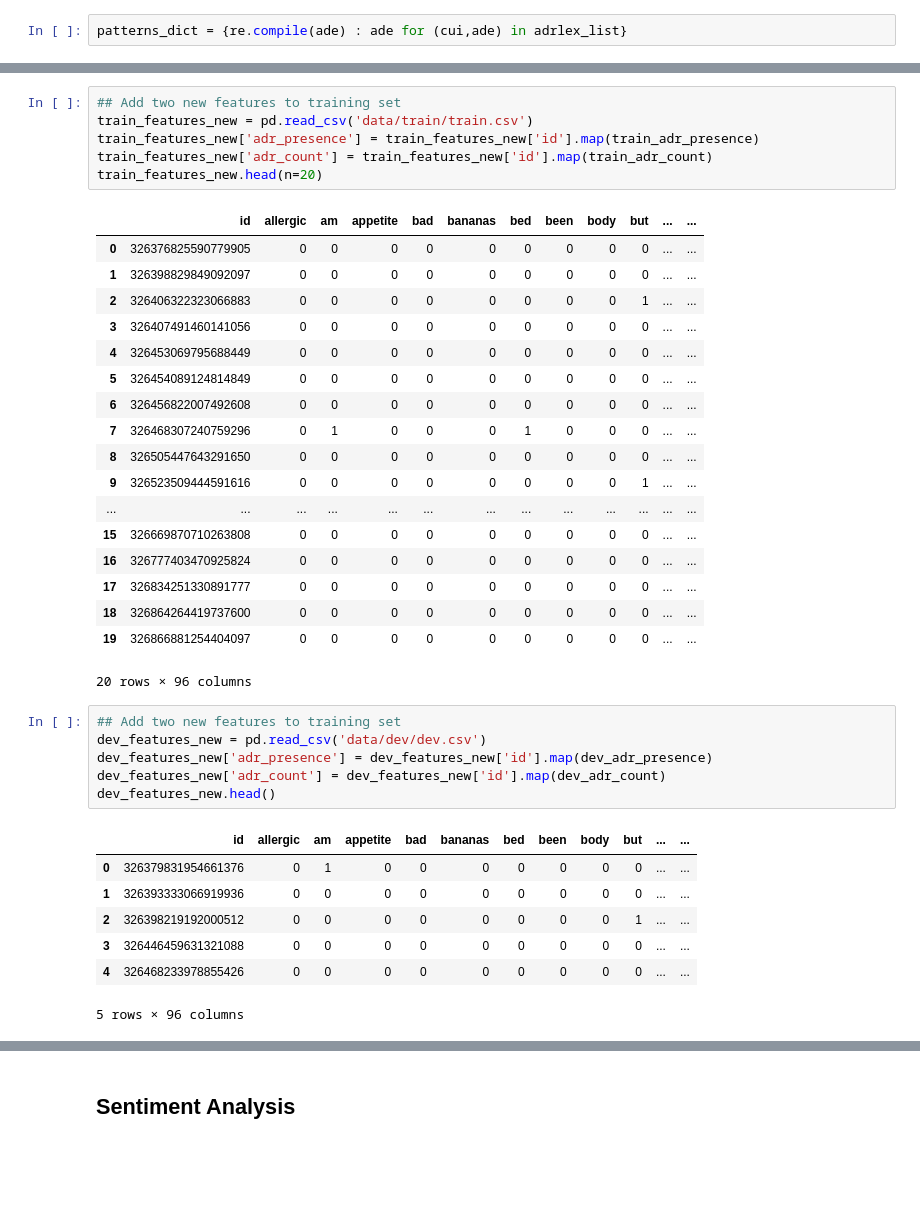
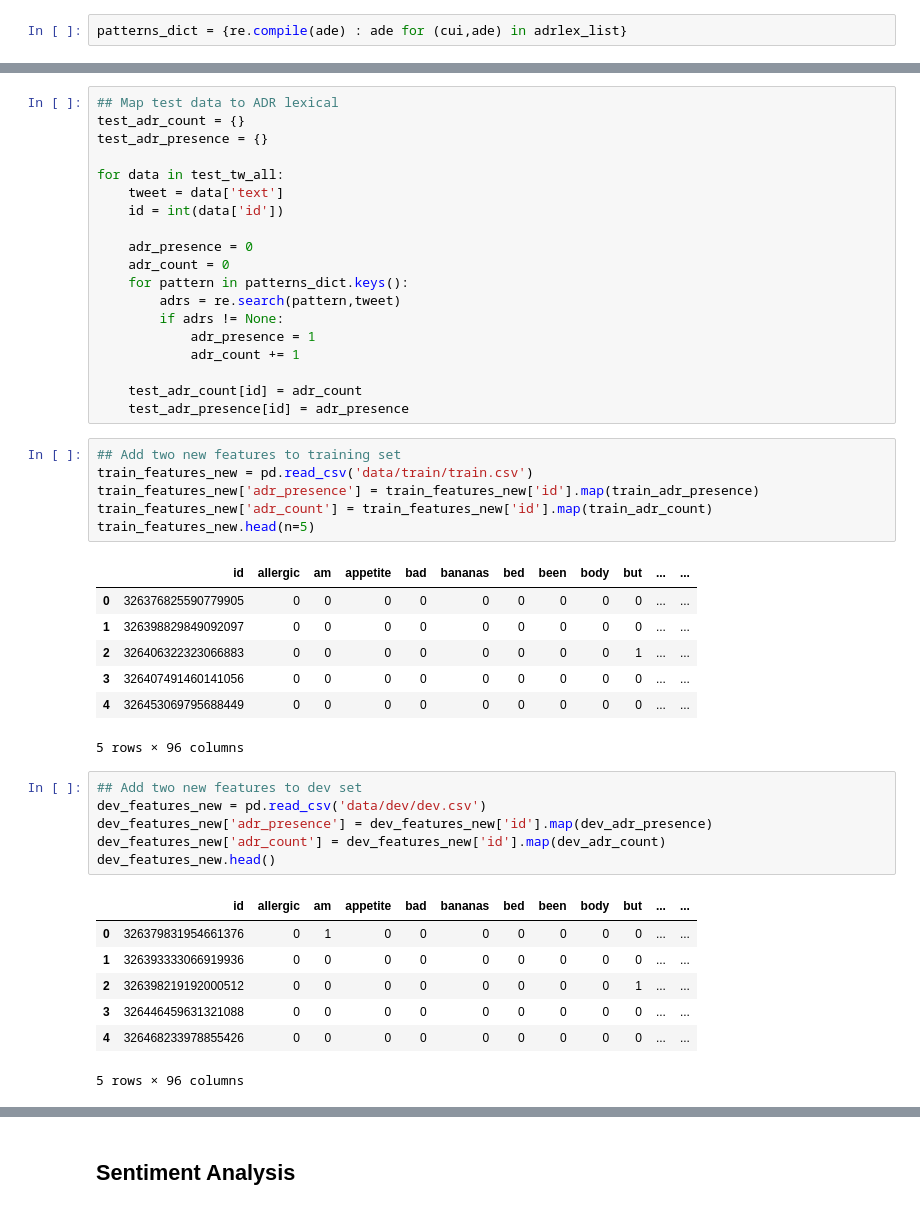
Before and after one commit to martindavid/tweet-analyzer-adverse-drug-reactions, a Jupyter notebook: Analysis.ipynb, the cells around one changed output, grey strips where cells are left out. Saved outputs shown, nothing was run; the diff lists cells and outputs as text; blank space fills up the shorter version.

```diff
--- a/Analysis.ipynb
+++ b/Analysis.ipynb
@@ -392,30 +473,38 @@ for data in dev_tw_all:
+# %%
+## Map test data to ADR lexical
+test_adr_count = {}
+test_adr_presence = {}
+
+for data in test_tw_all:
+    tweet = data['text']
+    id = int(data['id'])
+
+    adr_presence = 0
+    adr_count = 0
+    for pattern in patterns_dict.keys():
+        adrs = re.search(pattern,tweet)
+        if adrs != None:
+            adr_presence = 1
+            adr_count += 1
+
+    test_adr_count[id] = adr_count
+    test_adr_presence[id] = adr_presence
 # %%
 ## Add two new features to training set
 train_features_new = pd.read_csv('data/train/train.csv')
 train_features_new['adr_presence'] = train_features_new['id'].map(train_adr_presence)
 train_features_new['adr_count'] = train_features_new['id'].map(train_adr_count)
-train_features_new.head(n=20)
+train_features_new.head(n=5)
 # %% [output]
 |  | id | allergic | am | appetite | bad | bananas | bed | been | body | but | ... | ... |
 | 0 | 326376825590779905 | 0 | 0 | 0 | 0 | 0 | 0 | 0 | 0 | 0 | ... | ... |
 | 1 | 326398829849092097 | 0 | 0 | 0 | 0 | 0 | 0 | 0 | 0 | 0 | ... | ... |
 | 2 | 326406322323066883 | 0 | 0 | 0 | 0 | 0 | 0 | 0 | 0 | 1 | ... | ... |
 | 3 | 326407491460141056 | 0 | 0 | 0 | 0 | 0 | 0 | 0 | 0 | 0 | ... | ... |
 | 4 | 326453069795688449 | 0 | 0 | 0 | 0 | 0 | 0 | 0 | 0 | 0 | ... | ... |
-| 5 | 326454089124814849 | 0 | 0 | 0 | 0 | 0 | 0 | 0 | 0 | 0 | ... | ... |
-| 6 | 326456822007492608 | 0 | 0 | 0 | 0 | 0 | 0 | 0 | 0 | 0 | ... | ... |
-| 7 | 326468307240759296 | 0 | 1 | 0 | 0 | 0 | 1 | 0 | 0 | 0 | ... | ... |
-| 8 | 326505447643291650 | 0 | 0 | 0 | 0 | 0 | 0 | 0 | 0 | 0 | ... | ... |
-| 9 | 326523509444591616 | 0 | 0 | 0 | 0 | 0 | 0 | 0 | 0 | 1 | ... | ... |
-| ... | ... | ... | ... | ... | ... | ... | ... | ... | ... | ... | ... | ... |
-| 15 | 326669870710263808 | 0 | 0 | 0 | 0 | 0 | 0 | 0 | 0 | 0 | ... | ... |
-| 16 | 326777403470925824 | 0 | 0 | 0 | 0 | 0 | 0 | 0 | 0 | 0 | ... | ... |
-| 17 | 326834251330891777 | 0 | 0 | 0 | 0 | 0 | 0 | 0 | 0 | 0 | ... | ... |
-| 18 | 326864264419737600 | 0 | 0 | 0 | 0 | 0 | 0 | 0 | 0 | 0 | ... | ... |
-| 19 | 326866881254404097 | 0 | 0 | 0 | 0 | 0 | 0 | 0 | 0 | 0 | ... | ... |
-20 rows × 96 columns
+5 rows × 96 columns
 # %%
-## Add two new features to training set
+## Add two new features to dev set
 dev_features_new = pd.read_csv('data/dev/dev.csv')
 dev_features_new['adr_presence'] = dev_features_new['id'].map(dev_adr_presence)
 dev_features_new['adr_count'] = dev_features_new['id'].map(dev_adr_count)
```
Also changed, not shown: parts of 99 cells of this notebook, 7 other files.
